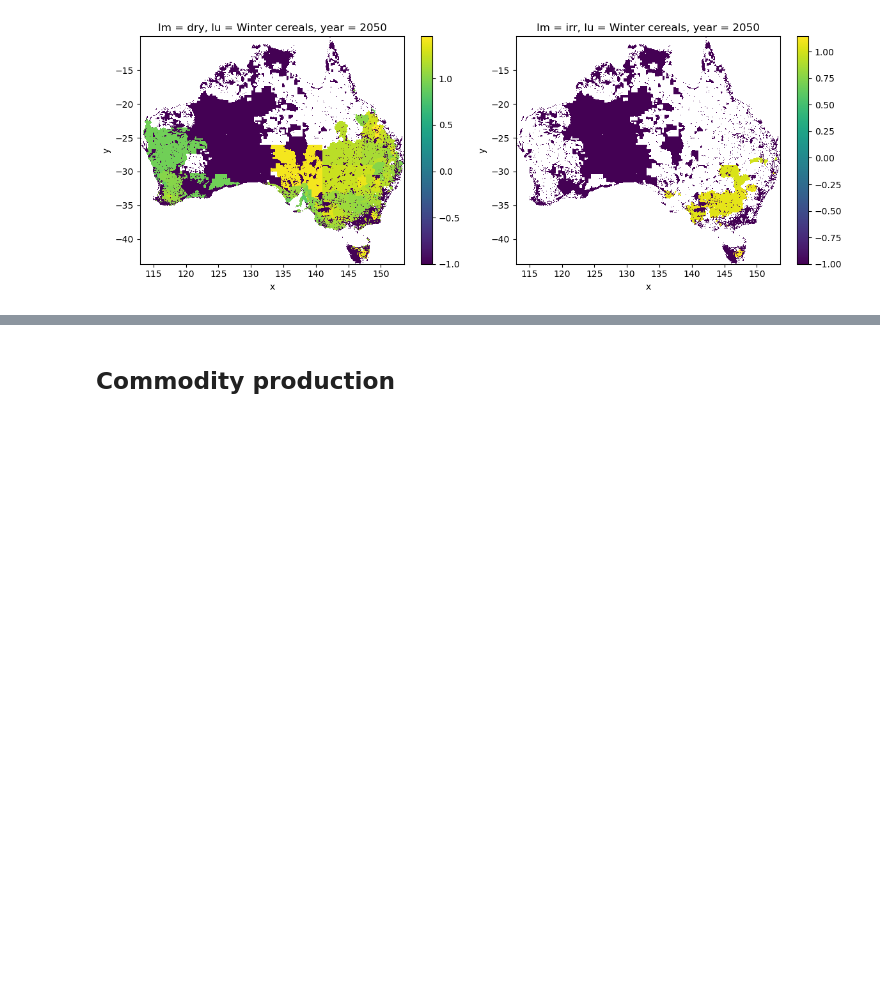
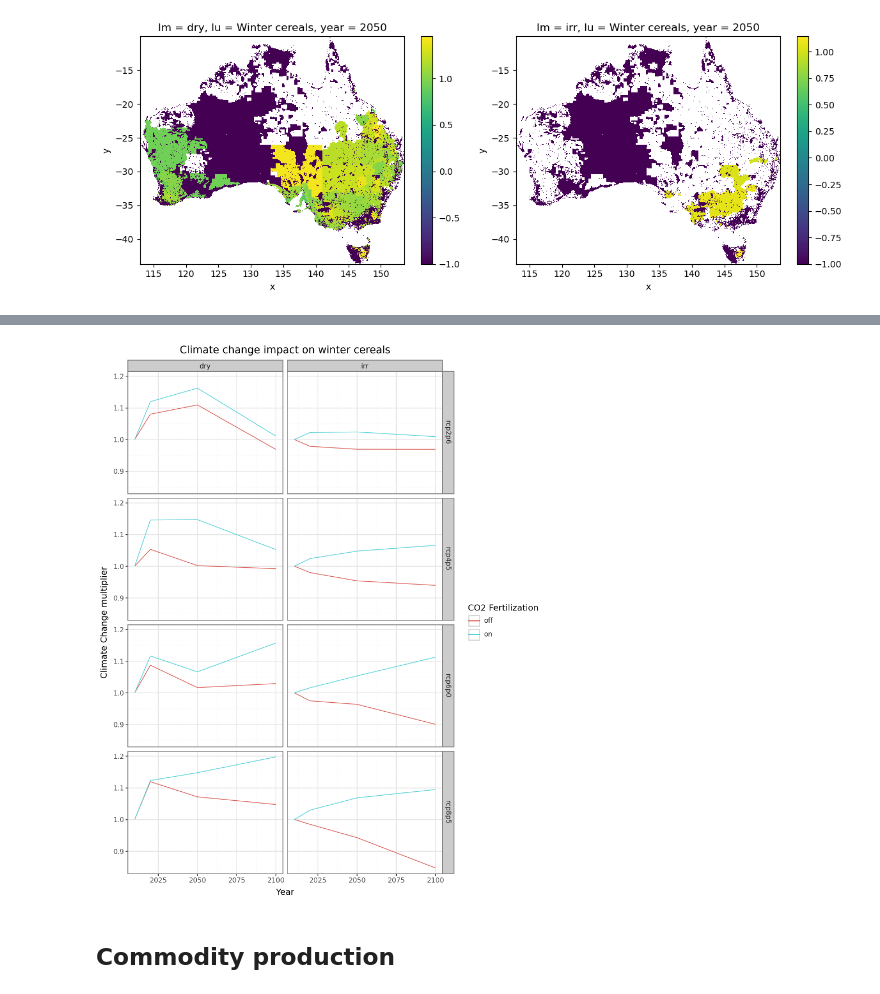
Before and after one commit to JinzhuWANG/LUTO_manual, a Jupyter notebook: _sources/Chap_1_1_LUTO_overview.ipynb, the cells around one changed output, grey strips where cells are left out. Cells and saved outputs as stored; diff of their text form; code cells hidden in the pictures; blank space fills up the shorter version.

```diff
--- a/_sources/Chap_1_1_LUTO_overview.ipynb
+++ b/_sources/Chap_1_1_LUTO_overview.ipynb
@@ -589,0 +582,13 @@ plt.legend(['dry', 'irr'])
+# %%
+# REMOVE
+
+# Read the climate change impact data
+rcps = ['rcp2p6', 'rcp4p5', 'rcp6p0', 'rcp8p5']
+co2_fert = ['on', 'off']
+
+cc_impacts = []
+for rcp,co2 in tqdm(product(rcps, co2_fert)):
+    arr = read_cc_impact(rcp, co2)
+    cc_impacts.append(arr)
+
+cc_impacts = xr.combine_by_coords(cc_impacts)
@@ -590,3 +597,17 @@ plt.legend(['dry', 'irr'])
+# %%
+# HIDE CODE
+
+cc_impacts_lu = cc_impacts * lu_mask.where(lu_mask == 1)
+cc_impacts_lu_stats = cc_impacts_lu.mean(dim=['x', 'y']).to_dataframe(name='cc_multiplier').reset_index()
+
+(p9.ggplot(cc_impacts_lu_stats)
+     + p9.geom_line(p9.aes(x='year', y='cc_multiplier', color='co2_fert'))
+     + p9.facet_grid('rcp ~ lm')
+     + p9.theme_bw()
+     + p9.labs(title='Climate change impact on winter cereals', x='Year', y='Climate Change multiplier', color='CO2 Fertilization')
+)
+# %% [output]
+[figure, added]
 # %% [markdown]
 ## Commodity production
 # %%
```
Also changed, not shown: parts of 19 cells of this notebook, 7 other files.
